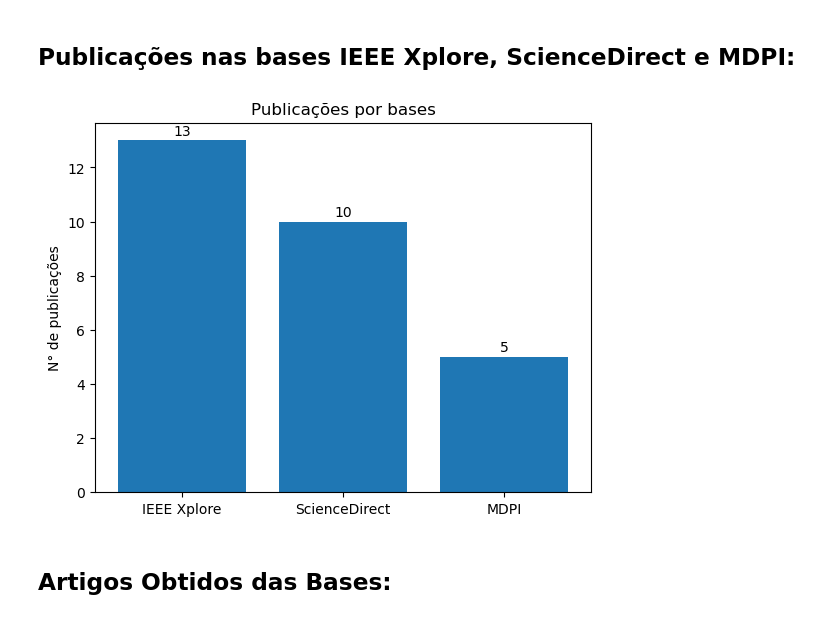
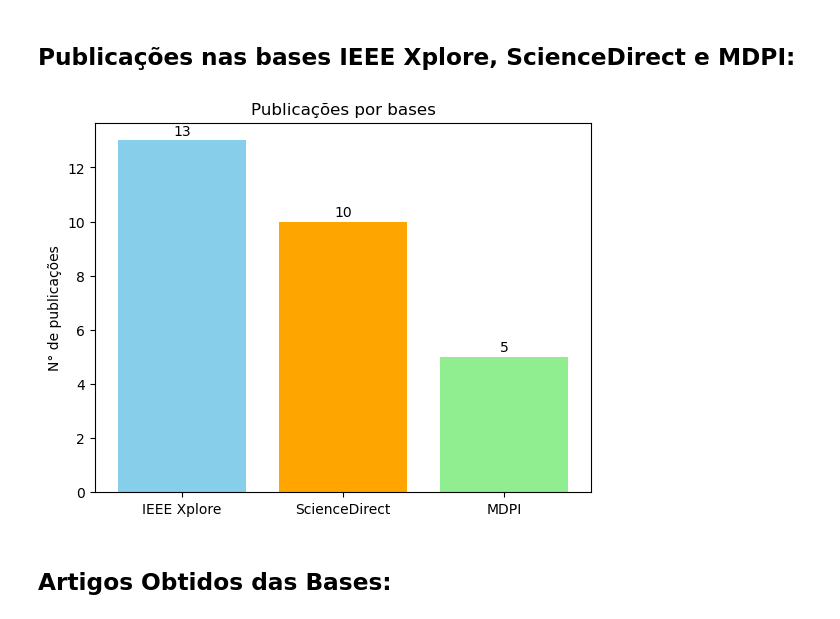
Before and after one commit to Gil32610/review-article-metadata, a Jupyter notebook: Bibliometrics.ipynb, the cells around one changed output. Drawn from its saved outputs; the diff is of its cells as text; code cells hidden in the pictures.

Commit message:
group bar graph and tables

```diff
--- a/Bibliometrics.ipynb
+++ b/Bibliometrics.ipynb
@@ -28,17 +28,17 @@ mdpi_publications = len(mdpi_bib_data.entries)
 # %%
 total_publications = [iee_publications, sciencedirect_publications, mdpi_publications]
 bases = ['IEEE Xplore', 'ScienceDirect', 'MDPI']
-
-plt.bar(range(len(bases)), total_publications)
+colors = ['skyblue', 'orange','lightgreen']
+plt.bar(range(len(bases)), total_publications, color=colors)
 plt.title("Publicações por bases")
 plt.ylabel("N° de publicações")
 plt.xticks(range(len(bases)), bases)
 for i, value in enumerate(total_publications):
     plt.text(i, value+.2, str(value), ha='center')
-plt.savefig("publicacoes_por_bases.png")
+plt.savefig("exports/publicacoes_por_bases.png")
 plt.show()
 # %% [output]
-[figure, old version]
+[figure, new version]
 # %% [markdown]
 ## Artigos Obtidos das Bases:
 # %%
```
Also changed, not shown: parts of 17 cells of this notebook, 31 other files.
